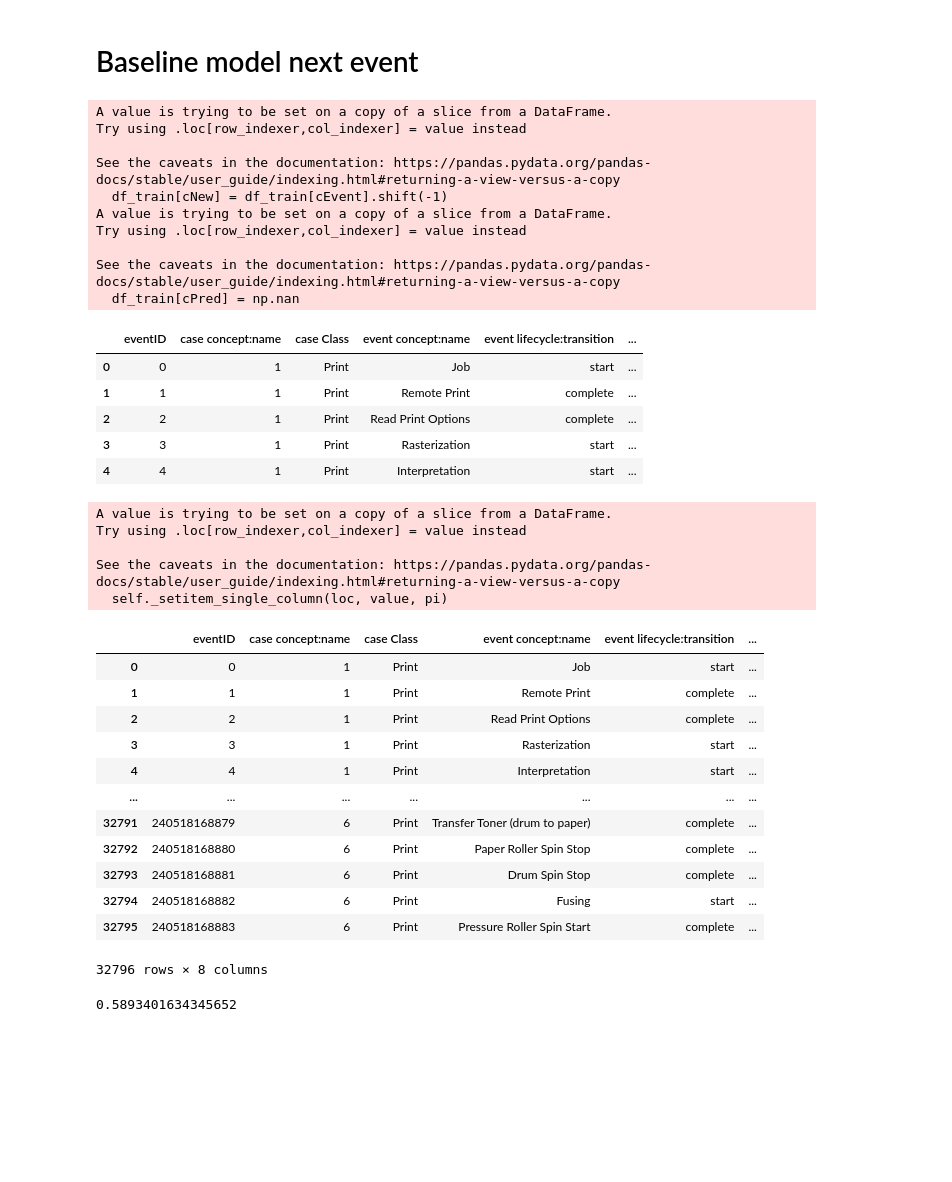
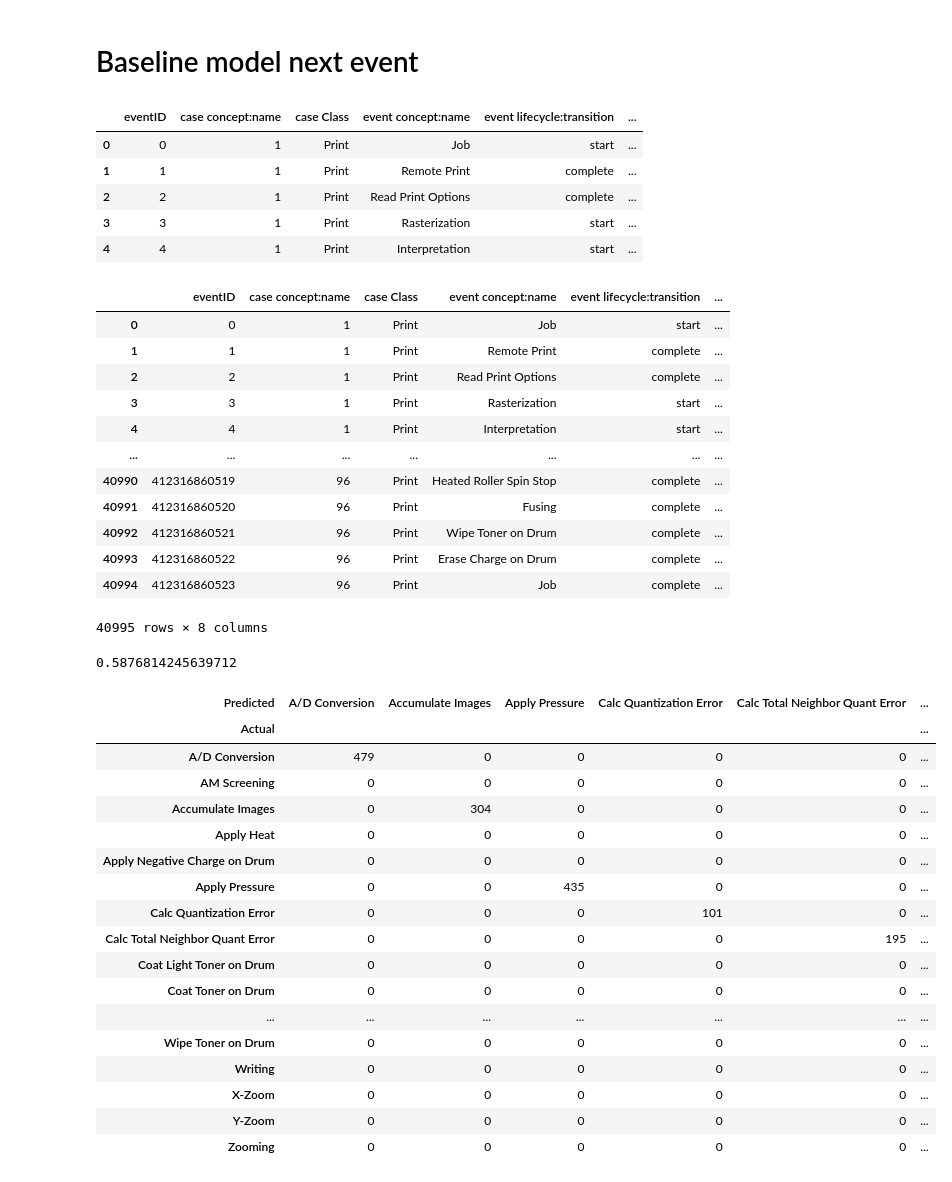
Before and after one commit to Cappa1/ProcessMining, a Jupyter notebook: Main script.ipynb, the cells around one changed output. Drawn from its saved outputs; the diff is of its cells as text; code cells hidden in the pictures; blank space fills up the shorter version.

Commit message:
added documentation and confusion matrix, prediction next event done on df_data

```diff
--- a/Main script.ipynb
+++ b/Main script.ipynb
@@ -82,20 +47,10 @@ cEvent = 'event concept:name'
 cNew = 'next event'
 cPred = 'predicted next event'
 
-df_train[cNew] = df_train[cEvent].shift(-1)
-df_train[cPred] = np.nan
-df_train.head()
+df_data[cNew] = df_data[cEvent].shift(-1)
+df_data[cPred] = np.nan
+df_data.head()
 # %% [output]
-A value is trying to be set on a copy of a slice from a DataFrame.
-Try using .loc[row_indexer,col_indexer] = value instead
-
-See the caveats in the documentation: https://pandas.pydata.org/pandas-docs/stable/user_guide/indexing.html#returning-a-view-versus-a-copy
-  df_train[cNew] = df_train[cEvent].shift(-1)
-A value is trying to be set on a copy of a slice from a DataFrame.
-Try using .loc[row_indexer,col_indexer] = value instead
-
-See the caveats in the documentation: https://pandas.pydata.org/pandas-docs/stable/user_guide/indexing.html#returning-a-view-versus-a-copy
-  df_train[cPred] = np.nan
 |  | eventID | case concept:name | case Class | event concept:name | event lifecycle:transition | ... |
 | 0 | 0 | 1 | Print | Job | start | ... |
 | 1 | 1 | 1 | Print | Remote Print | complete | ... |
@@ -118,27 +73,44 @@ def simpleAccuracy(df, cReal, cPrd):
     '''computes a simple accuracy score'''
     return len(df[df[cReal] == df[cPred]]) / len(df)
 # %%
-simplePred(df_train, lstEvents, cEvent, cNew, cPred)
+simplePred(df_data, lstEvents, cEvent, cNew, cPred)
 # %% [output]
+|  | eventID | case concept:name | case Class | event concept:name | event lifecycle:transition | ... |
+| 0 | 0 | 1 | Print | Job | start | ... |
+| 1 | 1 | 1 | Print | Remote Print | complete | ... |
+| 2 | 2 | 1 | Print | Read Print Options | complete | ... |
+| 3 | 3 | 1 | Print | Rasterization | start | ... |
+| 4 | 4 | 1 | Print | Interpretation | start | ... |
+| ... | ... | ... | ... | ... | ... | ... |
+| 40990 | 412316860519 | 96 | Print | Heated Roller Spin Stop | complete | ... |
+| 40991 | 412316860520 | 96 | Print | Fusing | complete | ... |
+| 40992 | 412316860521 | 96 | Print | Wipe Toner on Drum | complete | ... |
+| 40993 | 412316860522 | 96 | Print | Erase Charge on Drum | complete | ... |
+| 40994 | 412316860523 | 96 | Print | Job | complete | ... |
-A value is trying to be set on a copy of a slice from a DataFrame.
-Try using .loc[row_indexer,col_indexer] = value instead
-
-See the caveats in the documentation: https://pandas.pydata.org/pandas-docs/stable/user_guide/indexing.html#returning-a-view-versus-a-copy
-  self._setitem_single_column(loc, value, pi)
+40995 rows × 8 columns
-|  | eventID | case concept:name | case Class | event concept:name | event lifecycle:transition | ... |
-| 0 | 0 | 1 | Print | Job | start | ... |
-| 1 | 1 | 1 | Print | Remote Print | complete | ... |
-| 2 | 2 | 1 | Print | Read Print Options | complete | ... |
-| 3 | 3 | 1 | Print | Rasterization | start | ... |
-| 4 | 4 | 1 | Print | Interpretation | start | ... |
-| ... | ... | ... | ... | ... | ... | ... |
-| 32791 | 240518168879 | 6 | Print | Transfer Toner (drum to paper) | complete | ... |
-| 32792 | 240518168880 | 6 | Print | Paper Roller Spin Stop | complete | ... |
-| 32793 | 240518168881 | 6 | Print | Drum Spin Stop | complete | ... |
-| 32794 | 240518168882 | 6 | Print | Fusing | start | ... |
-| 32795 | 240518168883 | 6 | Print | Pressure Roller Spin Start | complete | ... |
-32796 rows × 8 columns
 # %%
-simpleAccuracy(df_train, cNew, cPred)
+simpleAccuracy(df_data, cNew, cPred)
 # %% [output]
-0.5893401634345652
+0.5876814245639712
+# %%
+confusion_matrix = pd.crosstab(df_data['next event'], df_data['predicted next event'], rownames=['Actual'], colnames=['Predicted'])
+confusion_matrix.style.background_gradient(cmap ='viridis').set_properties(**{'font-size': '20px'})
+# %% [output]
+| Predicted | A/D Conversion | Accumulate Images | Apply Pressure | Calc Quantization Error | Calc Total Neighbor Quant Error | ... |
+| Actual |  |  |  |  |  | ... |
+| A/D Conversion | 479 | 0 | 0 | 0 | 0 | ... |
+| AM Screening | 0 | 0 | 0 | 0 | 0 | ... |
+| Accumulate Images | 0 | 304 | 0 | 0 | 0 | ... |
+| Apply Heat | 0 | 0 | 0 | 0 | 0 | ... |
+| Apply Negative Charge on Drum | 0 | 0 | 0 | 0 | 0 | ... |
+| Apply Pressure | 0 | 0 | 435 | 0 | 0 | ... |
+| Calc Quantization Error | 0 | 0 | 0 | 101 | 0 | ... |
+| Calc Total Neighbor Quant Error | 0 | 0 | 0 | 0 | 195 | ... |
+| Coat Light Toner on Drum | 0 | 0 | 0 | 0 | 0 | ... |
+| Coat Toner on Drum | 0 | 0 | 0 | 0 | 0 | ... |
+| ... | ... | ... | ... | ... | ... | ... |
+| Wipe Toner on Drum | 0 | 0 | 0 | 0 | 0 | ... |
+| Writing | 0 | 0 | 0 | 0 | 0 | ... |
+| X-Zoom | 0 | 0 | 0 | 0 | 0 | ... |
+| Y-Zoom | 0 | 0 | 0 | 0 | 0 | ... |
+| Zooming | 0 | 0 | 0 | 0 | 0 | ... |
```
Also changed, not shown: parts of 7 cells of this notebook.
